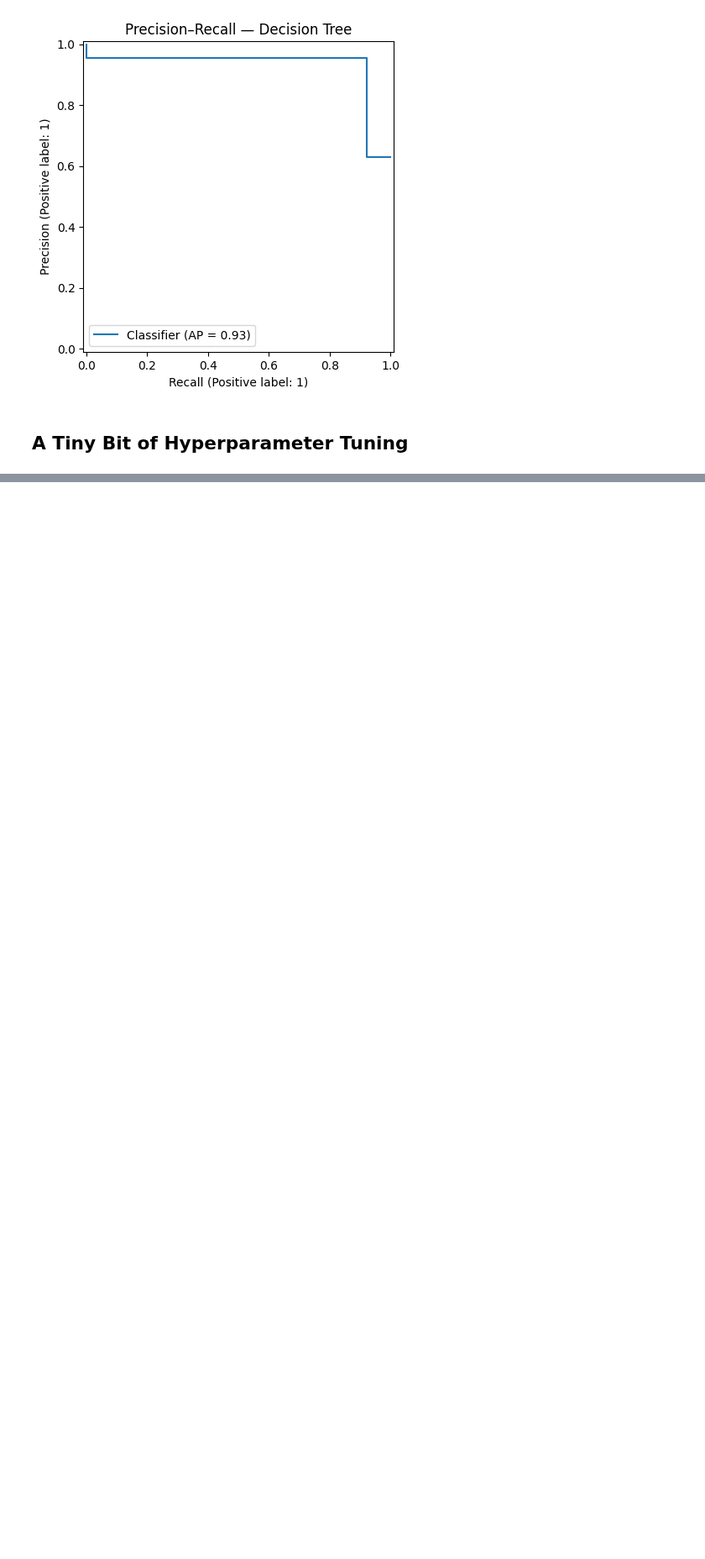
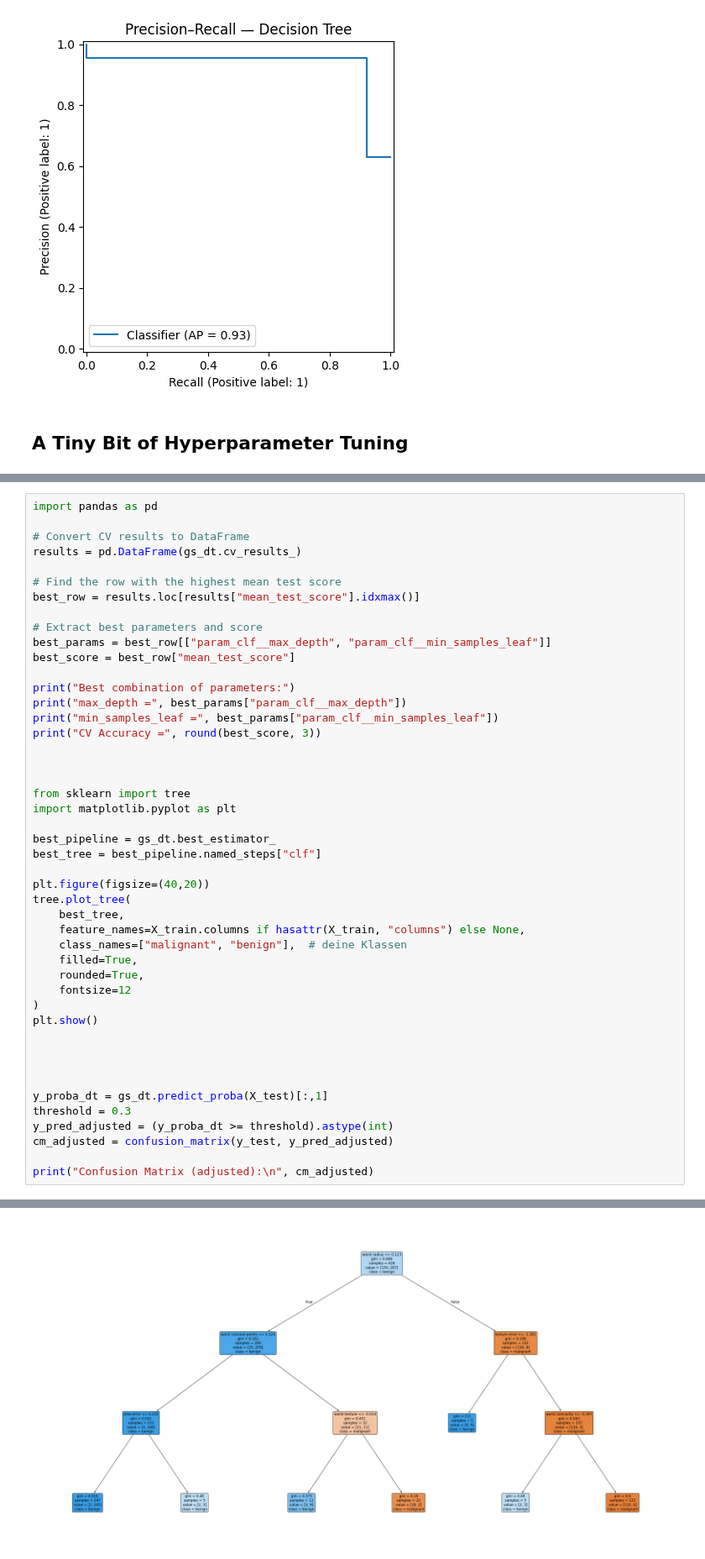
Before and after one commit to dustindobry/AIMA, a Jupyter notebook: week_02_ml_basics_I.ipynb, the cells around one changed output, grey strips where cells are left out. Shown at 84% size. Drawn from its saved outputs; the diff is of its cells as text; blank space fills up the shorter version.

```diff
--- a/week_02_ml_basics_I.ipynb
+++ b/week_02_ml_basics_I.ipynb
@@ -601,0 +567,47 @@ The threshold must remain between 0 and 1, as predicted probabilities are confin
+# %%
+import pandas as pd
+
+# Convert CV results to DataFrame
+results = pd.DataFrame(gs_dt.cv_results_)
+
+# Find the row with the highest mean test score
+best_row = results.loc[results["mean_test_score"].idxmax()]
+
+# Extract best parameters and score
+best_params = best_row[["param_clf__max_depth", "param_clf__min_samples_leaf"]]
+best_score = best_row["mean_test_score"]
+
+print("Best combination of parameters:")
+print("max_depth =", best_params["param_clf__max_depth"])
+print("min_samples_leaf =", best_params["param_clf__min_samples_leaf"])
+print("CV Accuracy =", round(best_score, 3))
+
+
+
+from sklearn import tree
+import matplotlib.pyplot as plt
+
+best_pipeline = gs_dt.best_estimator_
+best_tree = best_pipeline.named_steps["clf"]
+
+plt.figure(figsize=(40,20))
+tree.plot_tree(
+    best_tree,
+    feature_names=X_train.columns if hasattr(X_train, "columns") else None,
+    class_names=["malignant", "benign"],  # deine Klassen
+    filled=True,
+    rounded=True,
+    fontsize=12
+)
+plt.show()
+
+
+
+
+y_proba_dt = gs_dt.predict_proba(X_test)[:,1]
+threshold = 0.3
+y_pred_adjusted = (y_proba_dt >= threshold).astype(int)
+cm_adjusted = confusion_matrix(y_test, y_pred_adjusted)
+
+print("Confusion Matrix (adjusted):\n", cm_adjusted)
+# %% [output]
@@ -601,0 +618 @@ The threshold must remain between 0 and 1, as predicted probabilities are confin
+[figure, added]
```
Also changed, not shown: parts of 7 cells of this notebook, 1 other file.
